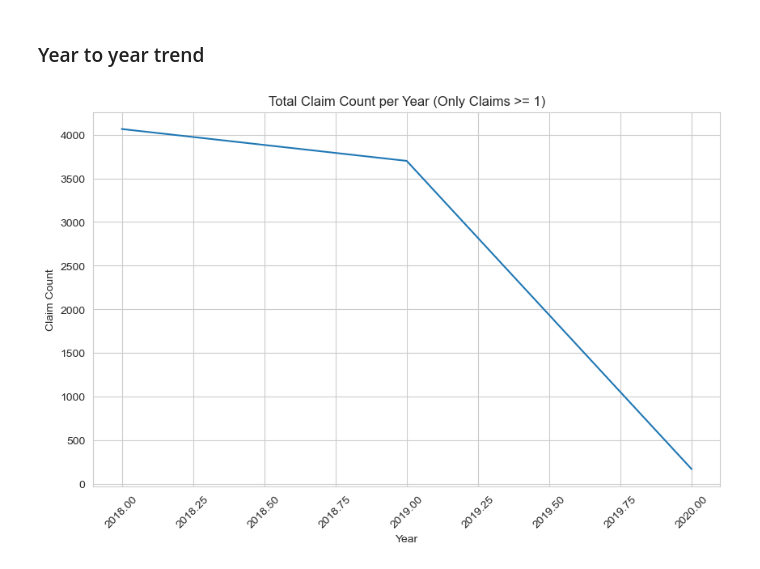
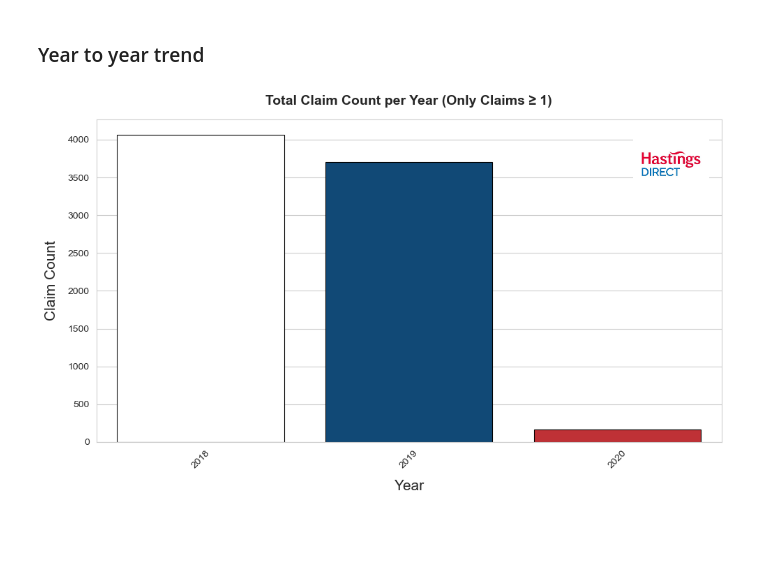
Before and after one commit to KemalYukselir/Hastings-Task, a Jupyter notebook: main.ipynb, the cells around one changed output. Saved outputs shown, nothing was run; the diff lists cells and outputs as text; code cells hidden in the pictures; blank space fills up the shorter version.

Commit message:
Added extra matplotlib imports for logos and value labels - Added custom palette - finished year to year trends for now

```diff
--- a/main.ipynb
+++ b/main.ipynb
@@ -7,3 +10,6 @@ import seaborn as sns
+# %%
+# Custom palette for Hastings logo
+hastings_palette = ["#f1f1f5", '#1778b9',"#e00430"]
 # %%
 insurance_df = pd.read_excel('Motor RP Analyst Interview Activity.xlsx', sheet_name='Data')
 insurance_df.head()
@@ -127,25 +133,50 @@ average_claim
 # %% [markdown]
 ### Year to year trend
 # %%
-
 # Filter rows where claim_count >= 1
 df_filtered = insurance_df[insurance_df['claim_count'] >= 1].copy()
 
-# Extract year from start_date
+# Ensure dates are parsed, then extract year from start_date
+df_filtered['start_date'] = pd.to_datetime(df_filtered['start_date'], errors='coerce')
 df_filtered['year'] = df_filtered['start_date'].dt.year
 
 # Aggregate total claim_count per year
 claims_per_year = df_filtered.groupby('year')['claim_count'].sum().reset_index()
 
+# Use unique, sorted years for hue/order
+year_order = sorted(df_filtered['year'].dropna().unique())
+
 # --- Plot with Seaborn ---
 sns.set_style("whitegrid")
 plt.figure(figsize=(10,6))
-sns.lineplot(x='year', y='claim_count', data=claims_per_year)
-plt.title('Total Claim Count per Year (Only Claims >= 1)')
-plt.xlabel('Year')
-plt.ylabel('Claim Count')
+ax = sns.barplot(
+    data=claims_per_year, x='year', y='claim_count',
+    hue='year', hue_order=year_order,
+    palette=hastings_palette,
+    edgecolor='black', linewidth=0.8,
+    errorbar=None
+)
+ax.set_title("Total Claim Count per Year (Only Claims ≥ 1)", fontsize=14, weight='bold', pad=15)
+ax.set_xlabel("Year", fontsize=15, labelpad=10)
+ax.set_ylabel("Claim Count", fontsize=15, labelpad=10)
 plt.xticks(rotation=45)
+
+# --- Add logo (safe if file exists) ---
+logo_path = "hastings_logo.png"
+try:
+    logo = plt.imread(logo_path)
+    imagebox = OffsetImage(logo, zoom=0.35)
+    ab = AnnotationBbox(imagebox, (0.98, 0.98), xycoords='axes fraction',
+                        box_alignment=(1,1), frameon=False)
+    ax.add_artist(ab)
+except FileNotFoundError:
+    pass
+# Remove redundant legend
+if ax.legend_:
+    ax.legend_.remove()
+
+plt.tight_layout()
 plt.show()
 # %% [output]
-[figure, old version]
+[figure, new version]
 # %%
```
Also changed, not shown: parts of 3 cells of this notebook.
